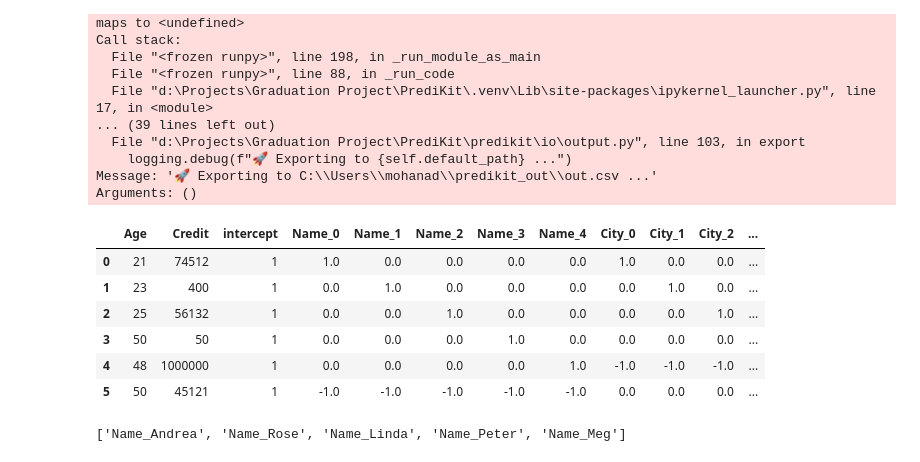
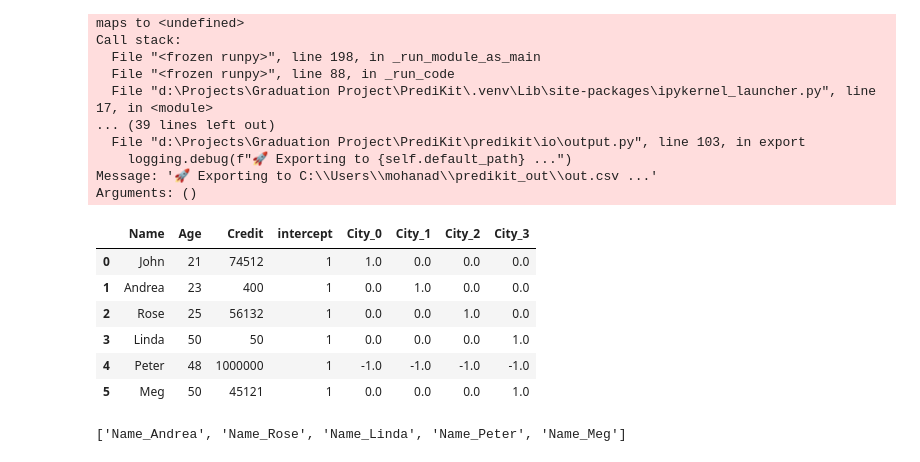
Before and after one commit to AhmedMostafa16/PrediKit, a Jupyter notebook: examples/02_Data_Preperation.ipynb, the cells around one changed output. Cells and saved outputs as stored; diff of their text form; code cells hidden in the pictures.

Commit message:
- Semantic Error fix in EncoderFetch

```diff
--- a/examples/02_Data_Preperation.ipynb
+++ b/examples/02_Data_Preperation.ipynb
@@ -612,17 +612,17 @@ df = pk.DataFrameParser(data)
 # result = fs.fit_transform(df, columns=["Credit", "Age"])
 # unwrap_value_or_error(result)
 # %%
-encoder = EncodingProcessor(strategy= 'SumEncoder', )
+encoder = EncodingProcessor(strategy= 'SumEncoder',cols= ['City'] )
 encoder.fit_transform(df)
 display(df)
 # %% [output]
-|  | Age | Credit | intercept | Name_0 | Name_1 | Name_2 | Name_3 | Name_4 | City_0 | City_1 | City_2 | ... |
-| 0 | 21 | 74512 | 1 | 1.0 | 0.0 | 0.0 | 0.0 | 0.0 | 1.0 | 0.0 | 0.0 | ... |
-| 1 | 23 | 400 | 1 | 0.0 | 1.0 | 0.0 | 0.0 | 0.0 | 0.0 | 1.0 | 0.0 | ... |
-| 2 | 25 | 56132 | 1 | 0.0 | 0.0 | 1.0 | 0.0 | 0.0 | 0.0 | 0.0 | 1.0 | ... |
-| 3 | 50 | 50 | 1 | 0.0 | 0.0 | 0.0 | 1.0 | 0.0 | 0.0 | 0.0 | 0.0 | ... |
-| 4 | 48 | 1000000 | 1 | 0.0 | 0.0 | 0.0 | 0.0 | 1.0 | -1.0 | -1.0 | -1.0 | ... |
-| 5 | 50 | 45121 | 1 | -1.0 | -1.0 | -1.0 | -1.0 | -1.0 | 0.0 | 0.0 | 0.0 | ... |
+|  | Name | Age | Credit | intercept | City_0 | City_1 | City_2 | City_3 |
+| 0 | John | 21 | 74512 | 1 | 1.0 | 0.0 | 0.0 | 0.0 |
+| 1 | Andrea | 23 | 400 | 1 | 0.0 | 1.0 | 0.0 | 0.0 |
+| 2 | Rose | 25 | 56132 | 1 | 0.0 | 0.0 | 1.0 | 0.0 |
+| 3 | Linda | 50 | 50 | 1 | 0.0 | 0.0 | 0.0 | 1.0 |
+| 4 | Peter | 48 | 1000000 | 1 | -1.0 | -1.0 | -1.0 | -1.0 |
+| 5 | Meg | 50 | 45121 | 1 | 0.0 | 0.0 | 0.0 | 1.0 |
 # %%
 encoder.get_feature_names_out()
 # %% [output]
```
Also changed, not shown: 1 other file.
